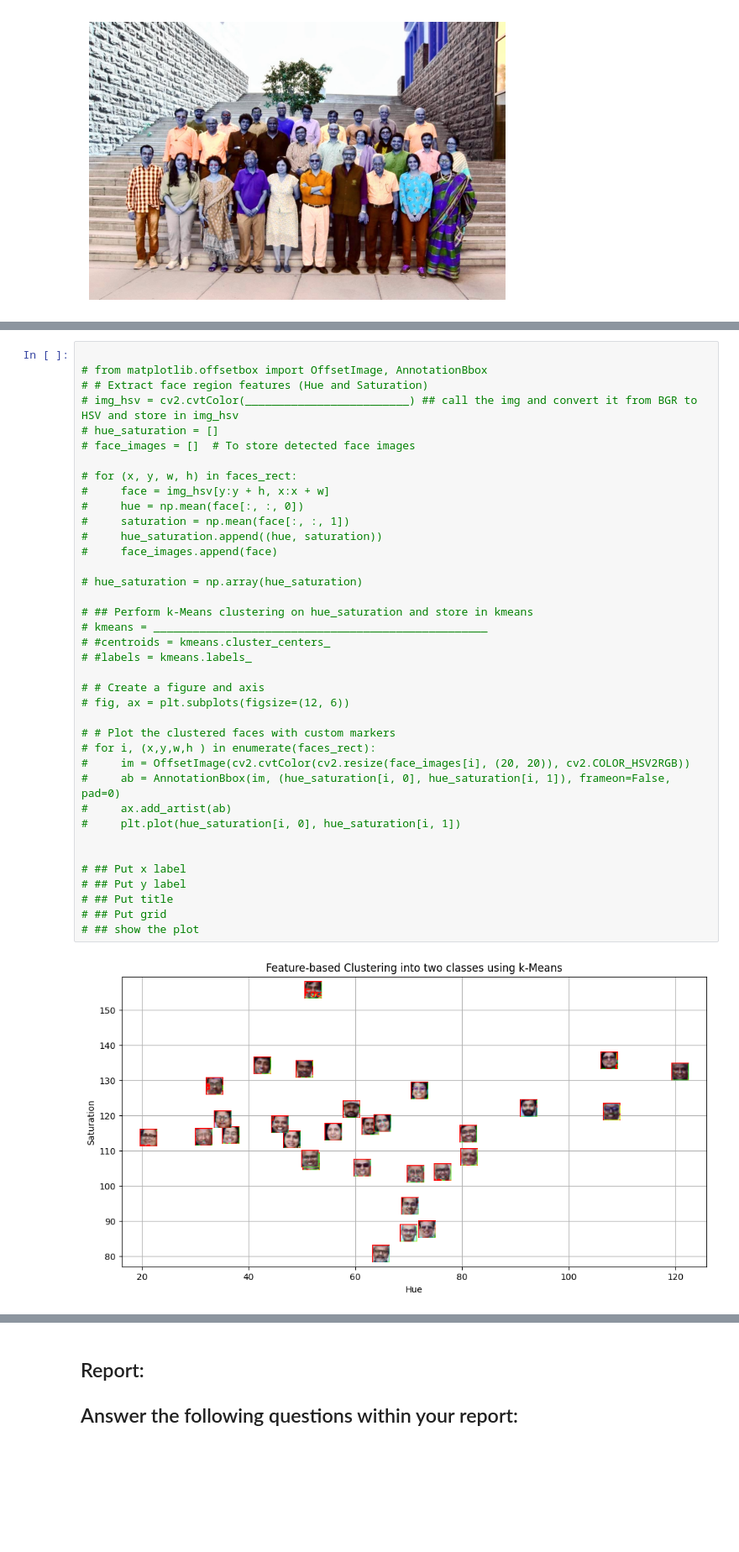
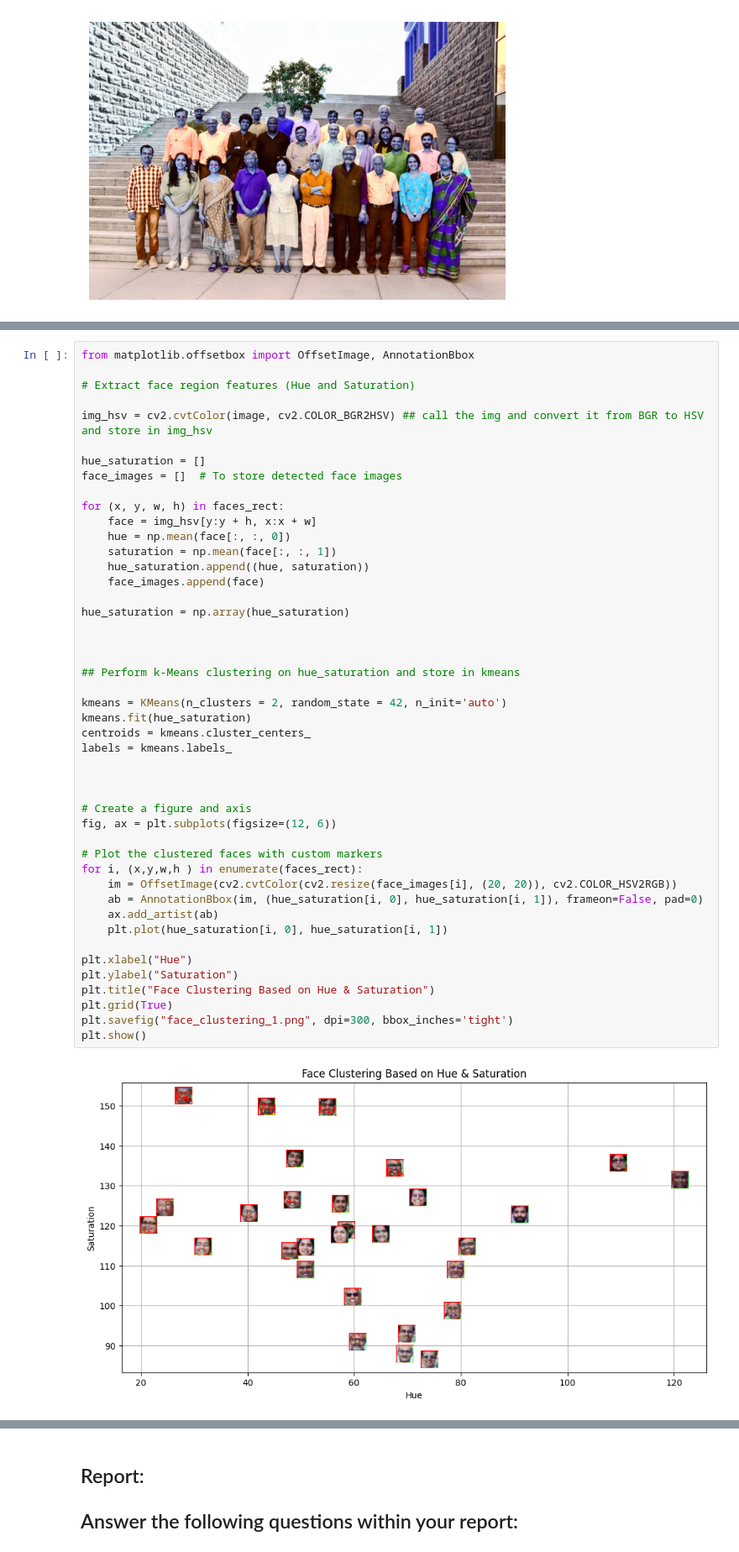
Before and after one commit to IshitaR0/distance_classification, a Jupyter notebook: Lab_5_Spring_2025.ipynb, the cells around one changed output, grey strips where cells are left out. Shown at 84% size. Saved outputs shown, nothing was run; the diff lists cells and outputs as text; blank space fills up the shorter version.

```diff
--- a/Lab_5_Spring_2025.ipynb
+++ b/Lab_5_Spring_2025.ipynb
@@ -58,41 +87,49 @@ plt.show()
 # %%
+from matplotlib.offsetbox import OffsetImage, AnnotationBbox
 
-# from matplotlib.offsetbox import OffsetImage, AnnotationBbox
-# # Extract face region features (Hue and Saturation)
-# img_hsv = cv2.cvtColor(_________________________) ## call the img and convert it from BGR to HSV and store in img_hsv
-# hue_saturation = []
-# face_images = []  # To store detected face images
+# Extract face region features (Hue and Saturation)
 
-# for (x, y, w, h) in faces_rect:
-#     face = img_hsv[y:y + h, x:x + w]
-#     hue = np.mean(face[:, :, 0])
-#     saturation = np.mean(face[:, :, 1])
-#     hue_saturation.append((hue, saturation))
-#     face_images.append(face)
+img_hsv = cv2.cvtColor(image, cv2.COLOR_BGR2HSV) ## call the img and convert it from BGR to HSV and store in img_hsv
 
-# hue_saturation = np.array(hue_saturation)
+hue_saturation = []
+face_images = []  # To store detected face images
 
-# ## Perform k-Means clustering on hue_saturation and store in kmeans
-# kmeans = ___________________________________________________
-# #centroids = kmeans.cluster_centers_
-# #labels = kmeans.labels_
+for (x, y, w, h) in faces_rect:
+    face = img_hsv[y:y + h, x:x + w]
+    hue = np.mean(face[:, :, 0])
+    saturation = np.mean(face[:, :, 1])
+    hue_saturation.append((hue, saturation))
+    face_images.append(face)
 
-# # Create a figure and axis
-# fig, ax = plt.subplots(figsize=(12, 6))
-
-# # Plot the clustered faces with custom markers
-# for i, (x,y,w,h ) in enumerate(faces_rect):
-#     im = OffsetImage(cv2.cvtColor(cv2.resize(face_images[i], (20, 20)), cv2.COLOR_HSV2RGB))
-#     ab = AnnotationBbox(im, (hue_saturation[i, 0], hue_saturation[i, 1]), frameon=False, pad=0)
-#     ax.add_artist(ab)
-#     plt.plot(hue_saturation[i, 0], hue_saturation[i, 1])
+hue_saturation = np.array(hue_saturation)
 
 
-# ## Put x label
-# ## Put y label
-# ## Put title
-# ## Put grid
-# ## show the plot
+
+## Perform k-Means clustering on hue_saturation and store in kmeans
+
+kmeans = KMeans(n_clusters = 2, random_state = 42, n_init='auto')
+kmeans.fit(hue_saturation)
+centroids = kmeans.cluster_centers_
+labels = kmeans.labels_
+
+
+
+# Create a figure and axis
+fig, ax = plt.subplots(figsize=(12, 6))
+
+# Plot the clustered faces with custom markers
+for i, (x,y,w,h ) in enumerate(faces_rect):
+    im = OffsetImage(cv2.cvtColor(cv2.resize(face_images[i], (20, 20)), cv2.COLOR_HSV2RGB))
+    ab = AnnotationBbox(im, (hue_saturation[i, 0], hue_saturation[i, 1]), frameon=False, pad=0)
+    ax.add_artist(ab)
+    plt.plot(hue_saturation[i, 0], hue_saturation[i, 1])
+
+plt.xlabel("Hue")
+plt.ylabel("Saturation")
+plt.title("Face Clustering Based on Hue & Saturation")
+plt.grid(True)
+plt.savefig("face_clustering_1.png", dpi=300, bbox_inches='tight')
+plt.show()
 # %% [output]
-[figure, old version]
+[figure, new version]
 # %%
```
Also changed, not shown: parts of 6 cells of this notebook, 7 other files.
